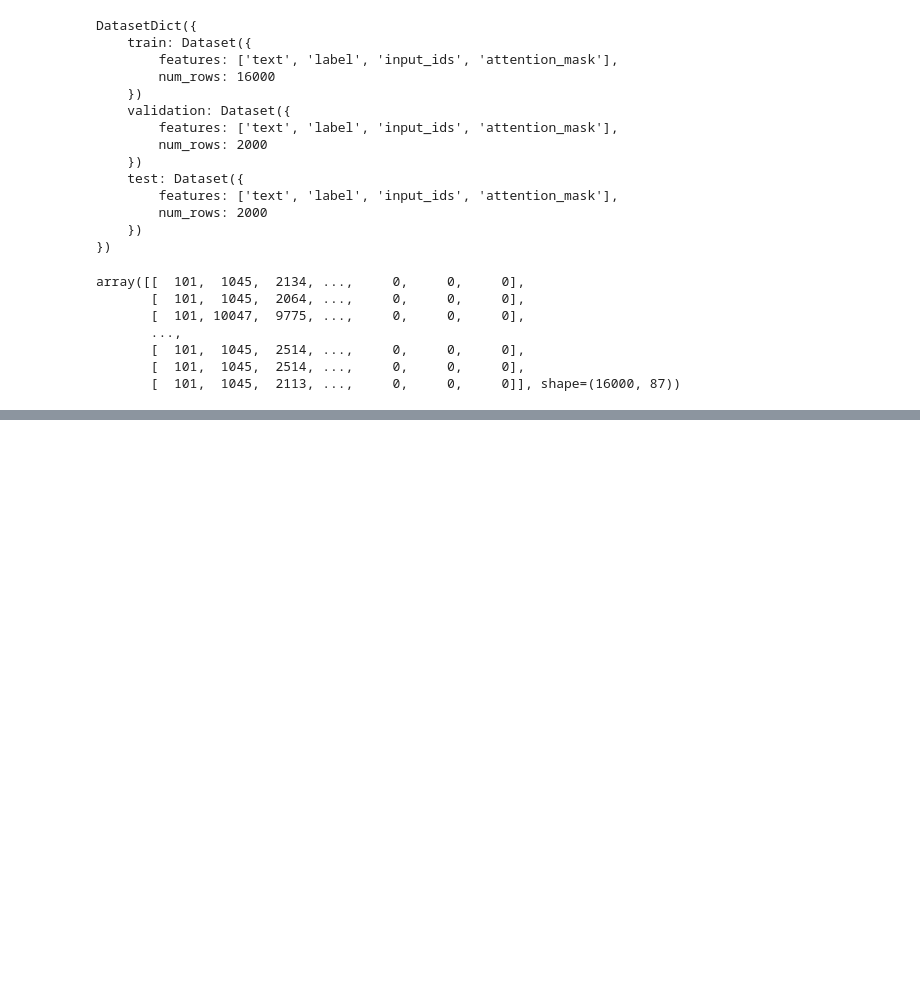
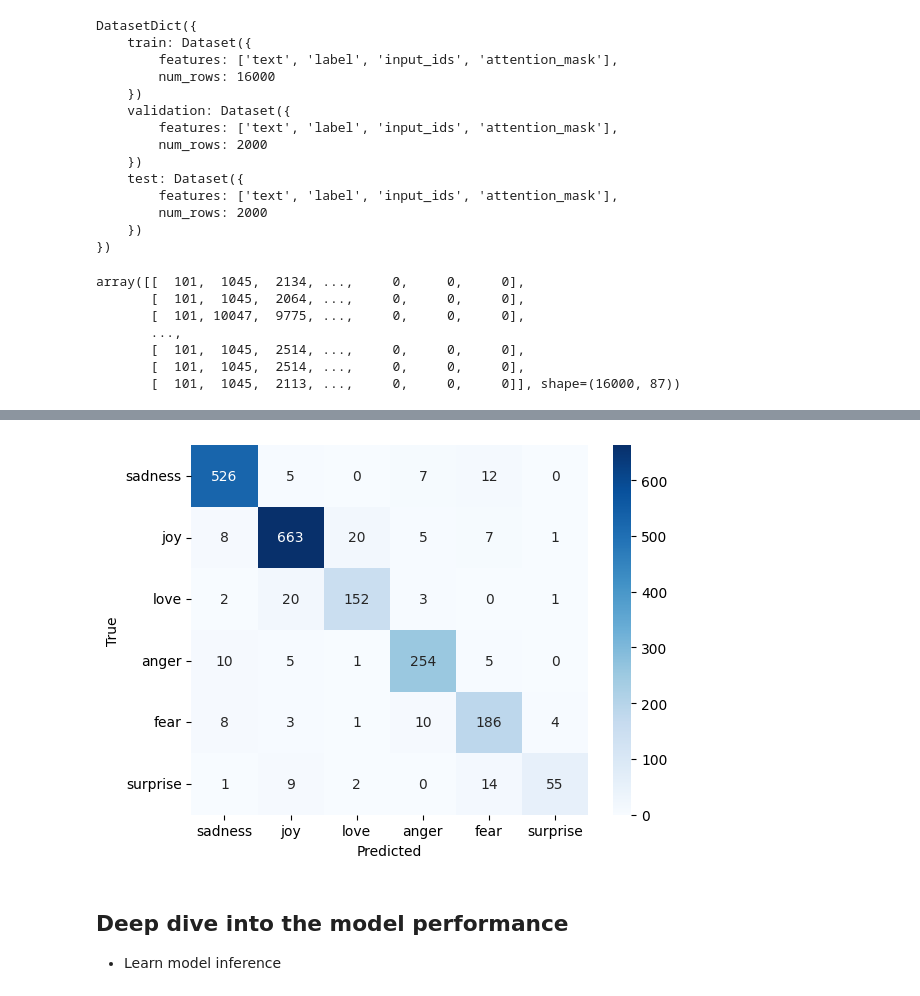
Before and after one commit to lihasarora/transformers_hf, a Jupyter notebook: chapter_2_text_classification/implementation.ipynb, the cells around one changed output, grey strips where cells are left out. Cells and saved outputs as stored; diff of their text form; code cells hidden in the pictures; blank space fills up the shorter version.

```diff
--- a/chapter_2_text_classification/implementation.ipynb
+++ b/chapter_2_text_classification/implementation.ipynb
@@ -424,0 +562,5 @@ array([[  101,  1045,  2134, ...,     0,     0,     0],
+# %%
+from transformers import AutoModelForSequenceClassification
+model = AutoModelForSequenceClassification.from_pretrained(
+    model_ckpt, num_labels = 6
+).to('mps')
@@ -424,0 +573,8 @@ array([[  101,  1045,  2134, ...,     0,     0,     0],
+# %%
+from sklearn.metrics import accuracy_score
+
+def compute_metrics(pred):
+    labels = pred.label_ids
+    preds = pred.predictions.argmax(-1)
+    acc = accuracy_score(labels, preds)
+    return {'accuracy': acc}
@@ -424,0 +616,2 @@ array([[  101,  1045,  2134, ...,     0,     0,     0],
+# %%
+preds_output = trainer.predict(emotions_encoded['validation'])
@@ -424,0 +620,24 @@ array([[  101,  1045,  2134, ...,     0,     0,     0],
+# %%
+val_preds = preds_output.predictions
+val_labels = np.argmax(val_preds, axis = 1)
+# %%
+from sklearn.metrics import confusion_matrix
+
+id2label = {x:emotions['train'].features['label'].int2str(x) for x in range(6)}
+order = list(range(6))
+
+cm = confusion_matrix(y_val, val_labels, labels=order)
+names = [id2label[i] for i in order]
+
+ax = sn.heatmap(
+    cm, annot=True, cmap='Blues', fmt='d',
+    xticklabels=names, yticklabels=names
+)
+ax.set_xlabel('Predicted'); ax.set_ylabel('True')
+plt.xticks(rotation=0); plt.yticks(rotation=0)
+plt.show()
+# %% [output]
+[figure, added]
+# %% [markdown]
+## Deep dive into the model performance
+- Learn model inference
```
Also changed, not shown: parts of 20 cells of this notebook.
